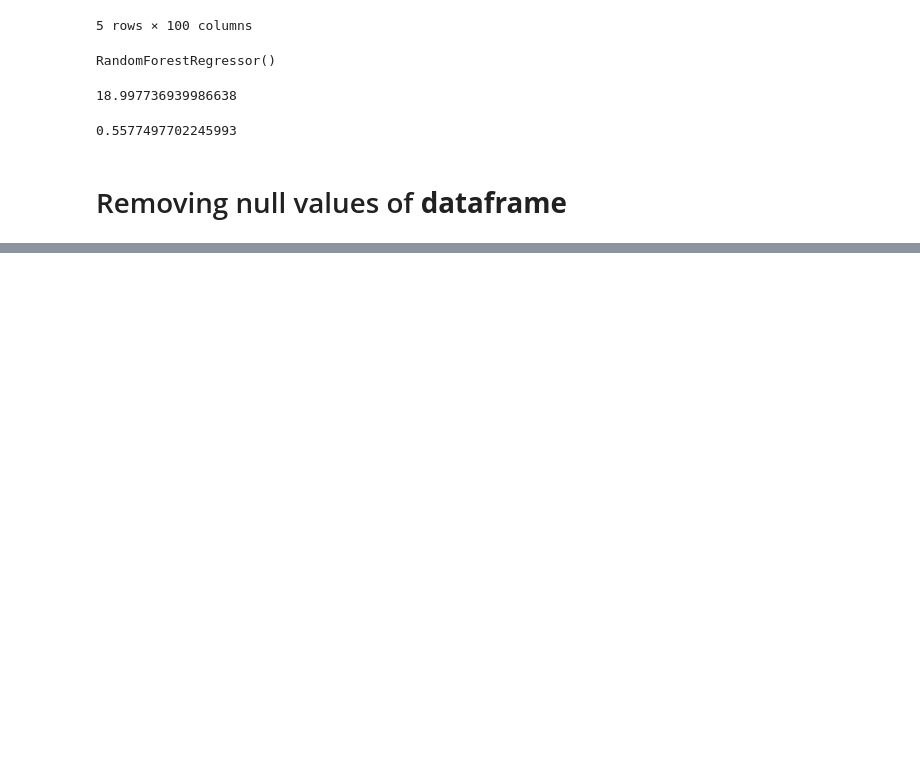
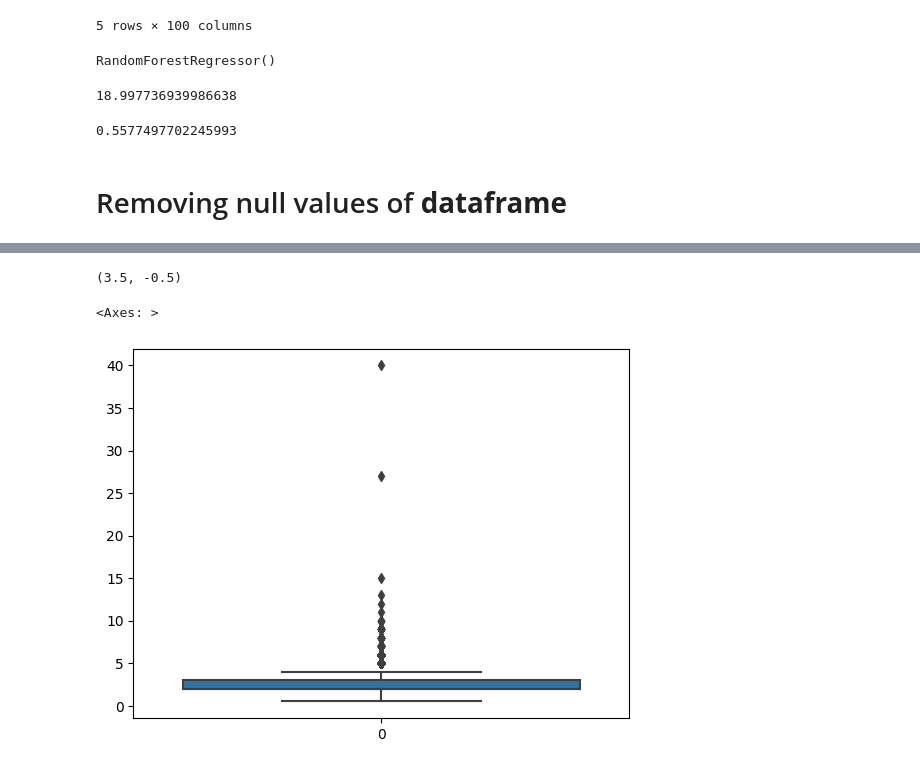
Before and after one commit to shubham62025865/shubham1, a Jupyter notebook: Untitled22.ipynb, the cells around one changed output, grey strips where cells are left out. Saved outputs shown, nothing was run; the diff lists cells and outputs as text; code cells hidden in the pictures; blank space fills up the shorter version.

```diff
--- a/Untitled22.ipynb
+++ b/Untitled22.ipynb
@@ -473,0 +535,7 @@ r2_score(y_test, y_pred)
+# %%
+for i in df.index:
+  try:
+    b = df["size"].loc[i].split(" ")
+    df["size"].loc[i] = float(b[0])
+  except:
+    pass
@@ -473,0 +547,10 @@ r2_score(y_test, y_pred)
+# %%
+for i in df.index:
+  try:
+    b = df["size"].loc[i].split(" ")
+    df["size"].loc[i] = float(b[0])
+  except:
+    pass
+# %%
+df["total_sqft"] = df["total_sqft"].astype("float")
+df["size"] = df["size"].astype("float")
@@ -473,0 +582,2 @@ r2_score(y_test, y_pred)
+# %%
+df.dropna(inplace = True)
@@ -473,0 +609,5 @@ r2_score(y_test, y_pred)
+# %%
+u_balcony, l_balcony = percentile_values("balcony", df)
+u_balcony, l_balcony
+# %% [output]
+(3.5, -0.5)
@@ -473,0 +619,5 @@ r2_score(y_test, y_pred)
+# %%
+sns.boxplot(df["bath"])
+# %% [output]
+<Axes: >
+[figure, added]
```
Also changed, not shown: parts of 28 cells of this notebook.
